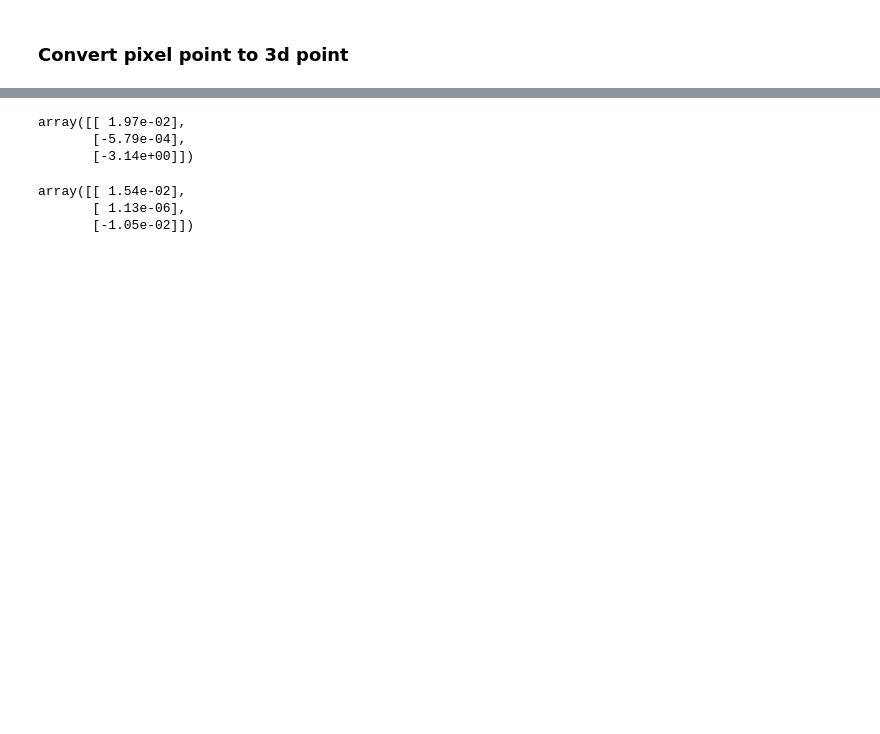
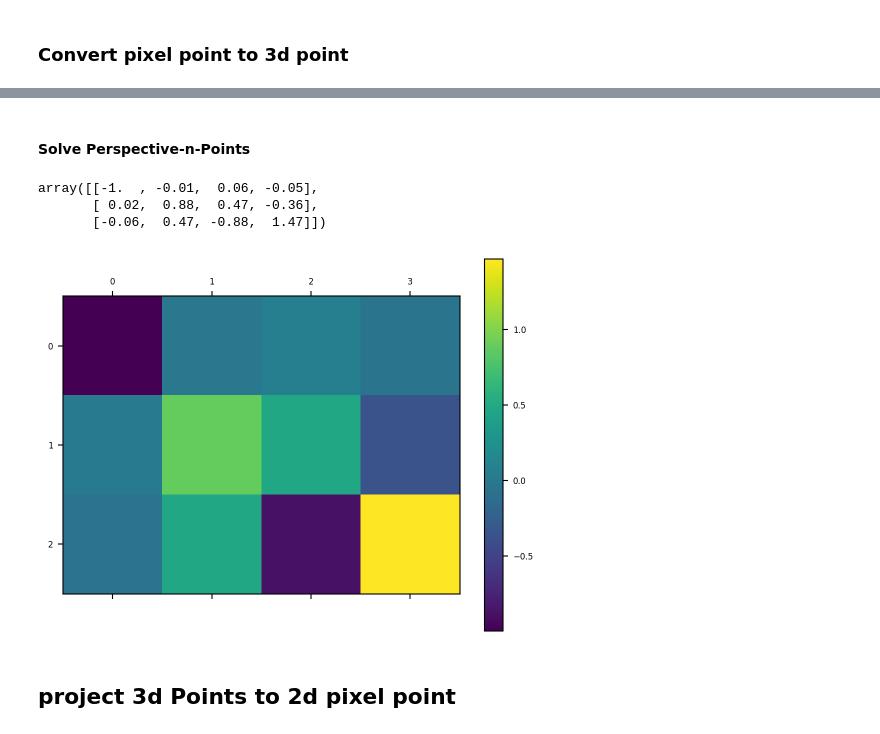
Before and after one commit to joonhyung-lee/mujoco-py-usage, a Jupyter notebook: code/demo_ur_07_pnp.ipynb, the cells around one changed output, grey strips where cells are left out. Saved outputs shown, nothing was run; the diff lists cells and outputs as text; code cells hidden in the pictures; blank space fills up the shorter version.

Commit message:
update solvePnP

```diff
--- a/code/demo_ur_07_pnp.ipynb
+++ b/code/demo_ur_07_pnp.ipynb
@@ -138,7 +154,7 @@ def convert_from_uvd(u, v, d):
     """
     pxToMetre = 1
     focalx = 1207.10
-    focaly =  1207.10
+    focaly =  -1207.10
     cx = 750.0
     cy = 500.0
     d *= pxToMetre
@@ -170,22 +186,28 @@ matrix([[ 0.05, -0.04,  1.13],
 cam_matrix, _, _ = env.camera_matrix_and_pose(width=env.render_width, height=env.render_height, camera_name="main1")
 
 distCoeffs = np.matrix([[
-  0.0, 0.0, 0.0, 0.0, 0.0
-]])
+  0.0, 0.0, 0.0, 0.0, 0.0]])
+# %% [markdown]
+#### Solve Perspective-n-Points
 # %%
 ret, rotationVec, translationVec = cv2.solvePnP(corner_3d_point, results[0].corners, cam_matrix, distCoeffs)
+rotation_mat, _ = cv2.Rodrigues(rotationVec)
+pose_mat = cv2.hconcat((rotation_mat, translationVec))
+_, _, _, _, _, _, euler_angles = cv2.decomposeProjectionMatrix(pose_mat)
+
+pose_mat
+# %% [output]
+array([[-1.  , -0.01,  0.06, -0.05],
+       [ 0.02,  0.88,  0.47, -0.36],
+       [-0.06,  0.47, -0.88,  1.47]])
-# %%
-rotationVec
-# %% [output]
-array([[ 1.97e-02],
-       [-5.79e-04],
-       [-3.14e+00]])
-# %%
-translationVec
-# %% [output]
-array([[ 1.54e-02],
-       [ 1.13e-06],
-       [-1.05e-02]])
+# %%
+plt.matshow(pose_mat)
+plt.colorbar()
+plt.show()
+# %% [output]
+[figure, added]
+# %% [markdown]
+## project 3d Points to 2d pixel point
 # %%
 cubePoints = np.concatenate((corner_3d_point, np.concatenate((corner_3d_point[:,:2], corner_3d_point[:,2:] - 6), 1)))
 computedImagePoints, j = cv2.projectPoints(cubePoints, rotationVec, translationVec, cam_matrix, distCoeffs)
```
Also changed, not shown: parts of 7 cells of this notebook, 2 other files.
